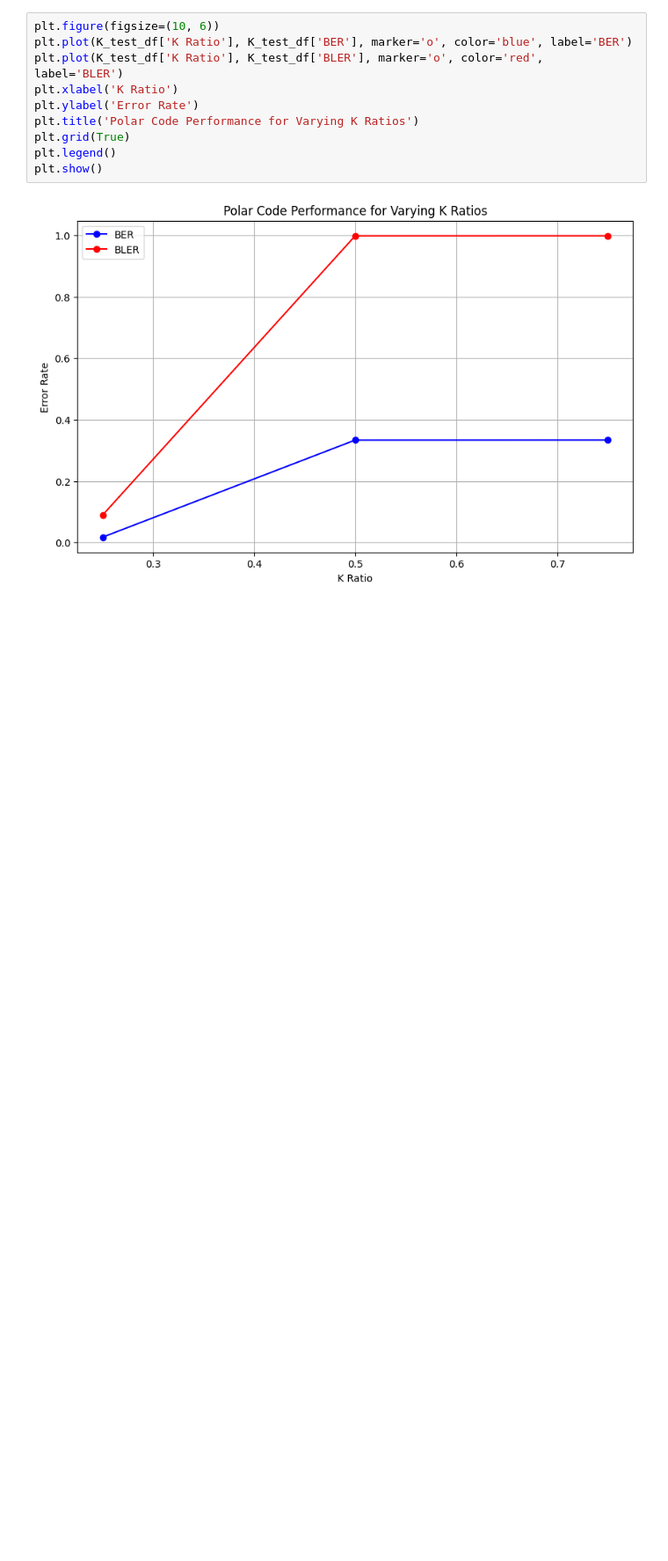
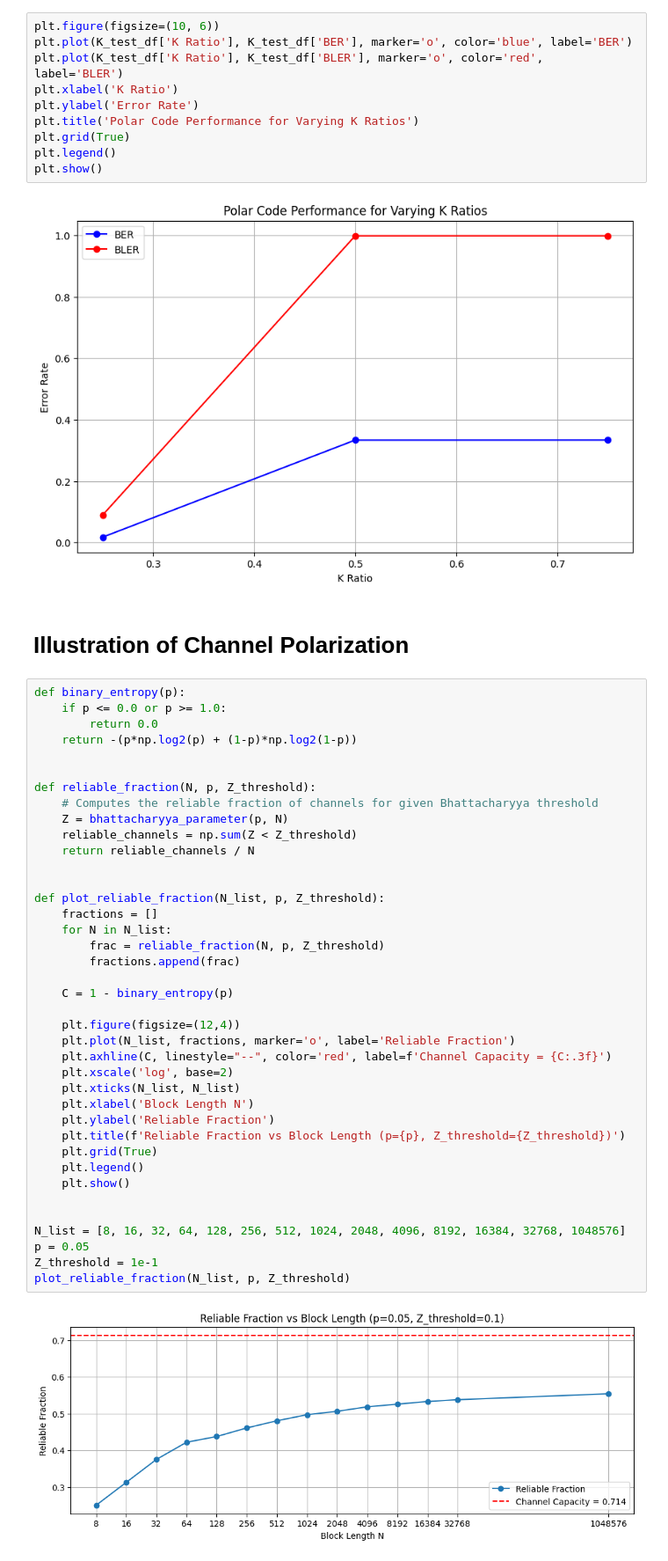
Before and after one commit to goIsaiah/PolarCoding, a Jupyter notebook: PolarCoding.ipynb, the cells around one changed output. Shown: that part at 88% size. Saved outputs shown, nothing was run; the diff lists cells and outputs as text; blank space fills up the shorter version.

Commit message:
Plotted channel polarization

```diff
--- a/PolarCoding.ipynb
+++ b/PolarCoding.ipynb
@@ -399,3 +399,46 @@ plt.legend()
 plt.show()
 # %% [output]
 [figure]
+# %% [markdown]
+# Illustration of Channel Polarization
+# %%
+def binary_entropy(p):
+    if p <= 0.0 or p >= 1.0:
+        return 0.0
+    return -(p*np.log2(p) + (1-p)*np.log2(1-p))
+
+
+def reliable_fraction(N, p, Z_threshold):
+    # Computes the reliable fraction of channels for given Bhattacharyya threshold
+    Z = bhattacharyya_parameter(p, N)
+    reliable_channels = np.sum(Z < Z_threshold)
+    return reliable_channels / N
+
+
+def plot_reliable_fraction(N_list, p, Z_threshold):
+    fractions = []
+    for N in N_list:
+        frac = reliable_fraction(N, p, Z_threshold)
+        fractions.append(frac)
+
+    C = 1 - binary_entropy(p)
+
+    plt.figure(figsize=(12,4))
+    plt.plot(N_list, fractions, marker='o', label='Reliable Fraction')
+    plt.axhline(C, linestyle="--", color='red', label=f'Channel Capacity = {C:.3f}')
+    plt.xscale('log', base=2)
+    plt.xticks(N_list, N_list)
+    plt.xlabel('Block Length N')
+    plt.ylabel('Reliable Fraction')
+    plt.title(f'Reliable Fraction vs Block Length (p={p}, Z_threshold={Z_threshold})')
+    plt.grid(True)
+    plt.legend()
+    plt.show()
+
+
+N_list = [8, 16, 32, 64, 128, 256, 512, 1024, 2048, 4096, 8192, 16384, 32768, 1048576]
+p = 0.05
+Z_threshold = 1e-1
+plot_reliable_fraction(N_list, p, Z_threshold)
+# %% [output]
+[figure, added]
```
